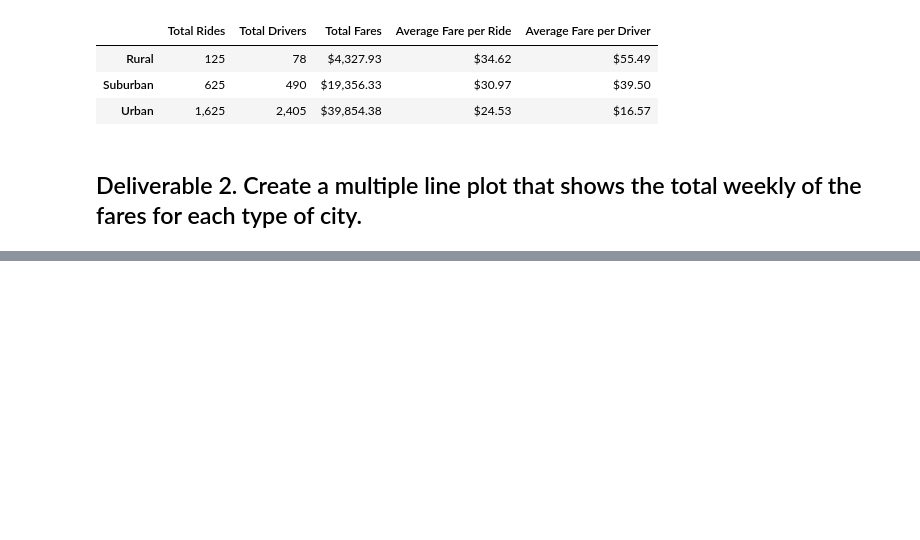
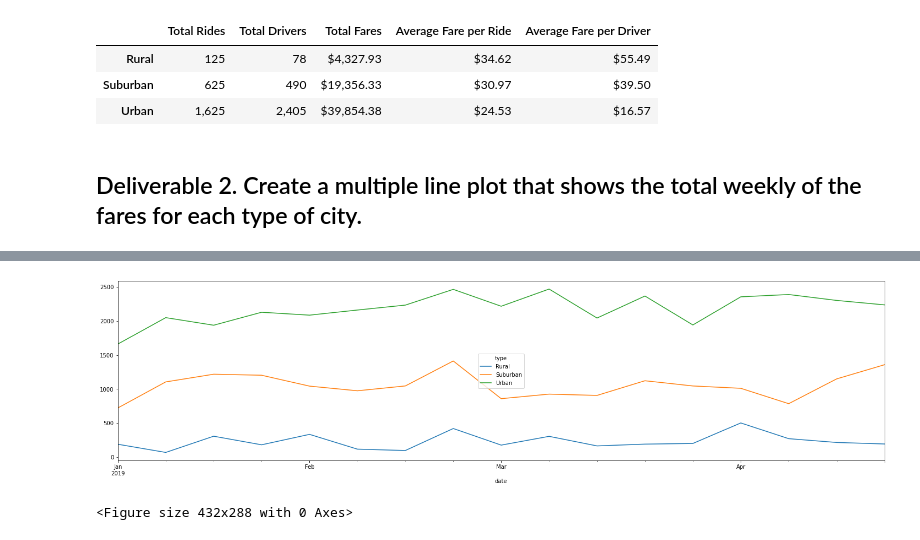
Before and after one commit to rmchartman/PyBer_Analysis, a Jupyter notebook: PyBer_Challenge.ipynb, the cells around one changed output, grey strips where cells are left out. Cells and saved outputs as stored; diff of their text form; code cells hidden in the pictures; blank space fills up the shorter version.

```diff
--- a/PyBer_Challenge.ipynb
+++ b/PyBer_Challenge.ipynb
@@ -147,3 +148,5 @@ Name: fare, Length: 2375, dtype: float64
 # %%
 # 11. Create a pivot table with the 'date' as the index, the columns ='type', and values='fare'
 # to get the total fares for each type of city by the date.
+fares_pivot = pyber_data_df.pivot(index = 'date', columns ='type', values = 'fare')
+fares_pivot
@@ -150,2 +168,4 @@ Name: fare, Length: 2375, dtype: float64
 # %%
 # 12. Create a new DataFrame from the pivot table DataFrame using loc on the given dates, '2018-01-01':'2018-04-29'.
+jan_april_fares = pd.DataFrame(fares_pivot.loc['2019-01-01':'2019-04-29'])
+jan_april_fares
@@ -152,5 +187,5 @@ Name: fare, Length: 2375, dtype: float64
 # %%
 # 13. Set the "date" index to datetime datatype. This is necessary to use the resample() method in Step 8.
-# df.index = pd.to_datetime(df.index)
+jan_april_fares.index = pd.to_datetime(jan_april_fares.index)
 # %%
 # 14. Check that the datatype for the index is datetime using df.info()
@@ -157,2 +204,4 @@ Name: fare, Length: 2375, dtype: float64
 # %%
 # 15. Create a new DataFrame using the "resample()" function by week 'W' and get the sum of the fares for each week.
+weekly_fares = pd.DataFrame(jan_april_fares.resample('W').sum())
+weekly_fares
@@ -159,7 +228,15 @@ Name: fare, Length: 2375, dtype: float64
 # %%
 # 16. Using the object-oriented interface method, plot the resample DataFrame using the df.plot() function.
-
+# Make a line plot with fares per month
+weekly_fares.plot(kind='line', figsize=(25,6))
 # Import the style from Matplotlib.
 from matplotlib import style
 # Use the graph style fivethirtyeight.
 style.use('fivethirtyeight')
+# Show the plot
+plt.show()
+# Save the figure.
+plt.savefig("Analysis/Pyber_fare_summary.png")
+# %% [output]
+[figure, added]
+<Figure size 432x288 with 0 Axes>
```
Also changed, not shown: parts of 6 cells of this notebook.
